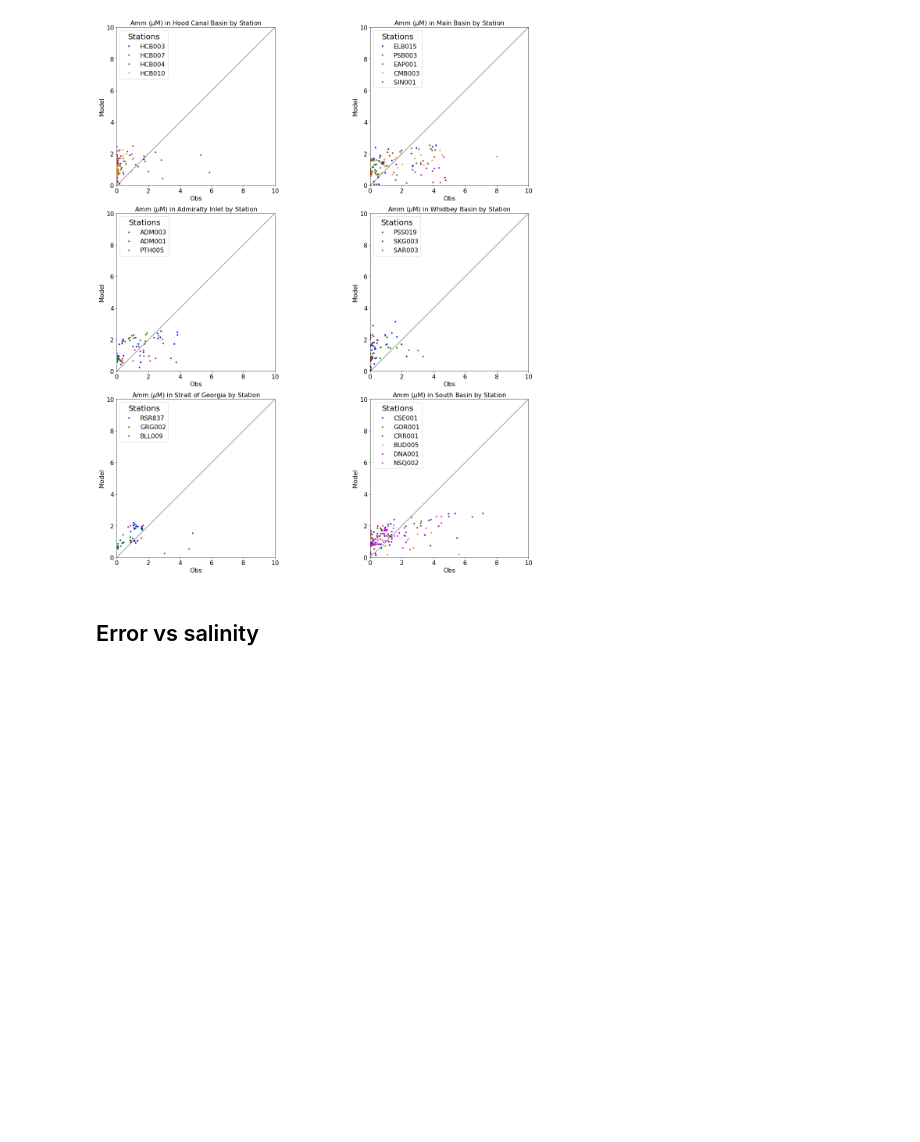
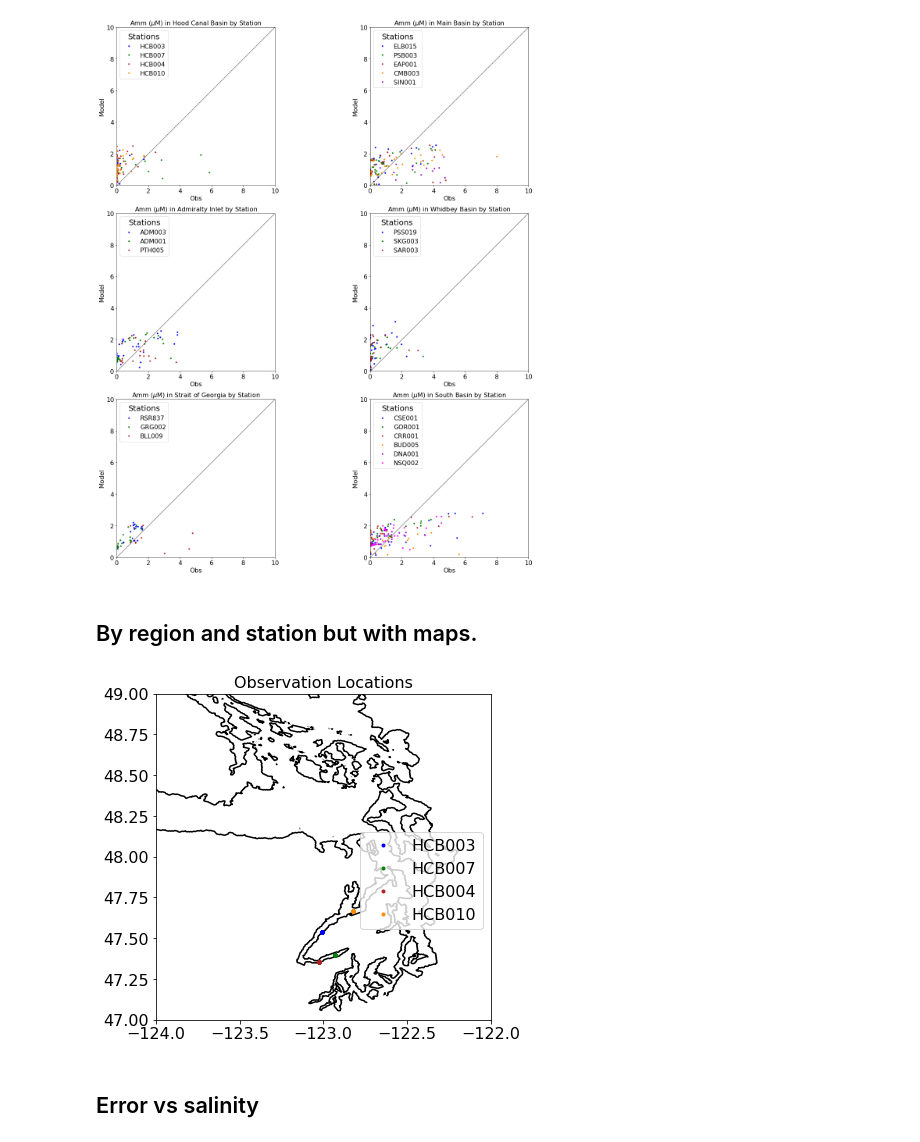
Before and after one commit to SalishSeaCast/analysis-keegan, a Jupyter notebook: notebooks/Evaluations/By_Area_Evaluations.ipynb, the cells around one changed output. Cells and saved outputs as stored; diff of their text form; code cells hidden in the pictures; blank space fills up the shorter version.

Commit message:
Added ability to view locations of ind stations

```diff
--- a/notebooks/Evaluations/By_Area_Evaluations.ipynb
+++ b/notebooks/Evaluations/By_Area_Evaluations.ipynb
@@ -621,6 +621,25 @@ ax[2][1].set_title(f'{obsvar} ($\mu$M) in {region} by Station');
 plt.tight_layout()
 # %% [output]
 [figure]
+# %% [markdown]
+## By region and station but with maps.
+# %%
+fig, ax = plt.subplots(1,1,figsize = (6,6))
+with nc.Dataset('/data/vdo/MEOPAR/NEMO-forcing/grid/bathymetry_201702.nc') as grid:
+    viz_tools.plot_coastline(ax, grid, coords = 'map',isobath=.1)
+colors=('blue','green','firebrick','darkorange','darkviolet','fuchsia',
+        'royalblue','darkgoldenrod','mediumspringgreen','deepskyblue')
+
+region = "Hood Canal Basin"
+for ind, istation in enumerate(data[data['Basin'] == region].Station.unique()):
+    ax.plot(datstat[istation]['Lon'], datstat[istation]['Lat'],'.',
+                color = colors[ind], label=istation)
+ax.set_ylim(47, 49)
+ax.legend(bbox_to_anchor=[1,.6,0,0])
+ax.set_xlim(-124, -122);
+ax.set_title('Observation Locations');
+# %% [output]
+[figure, added]
 # %% [markdown]
 ## Error vs salinity
 # %%
```
Also changed, not shown: 1 other file.
